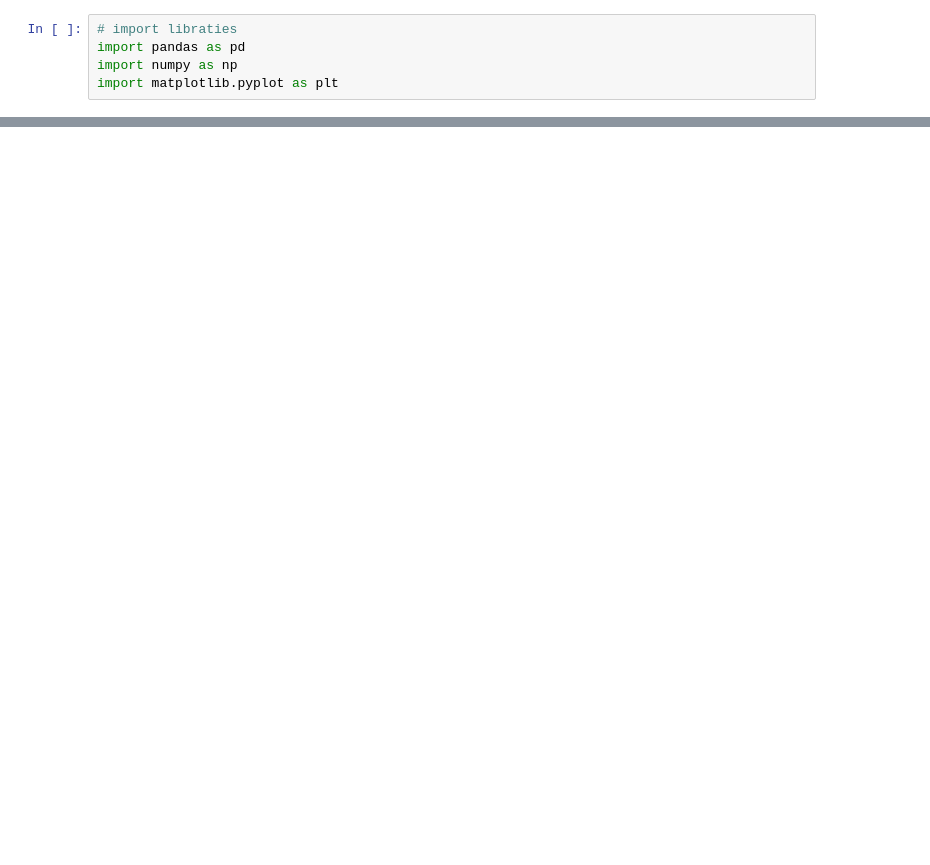
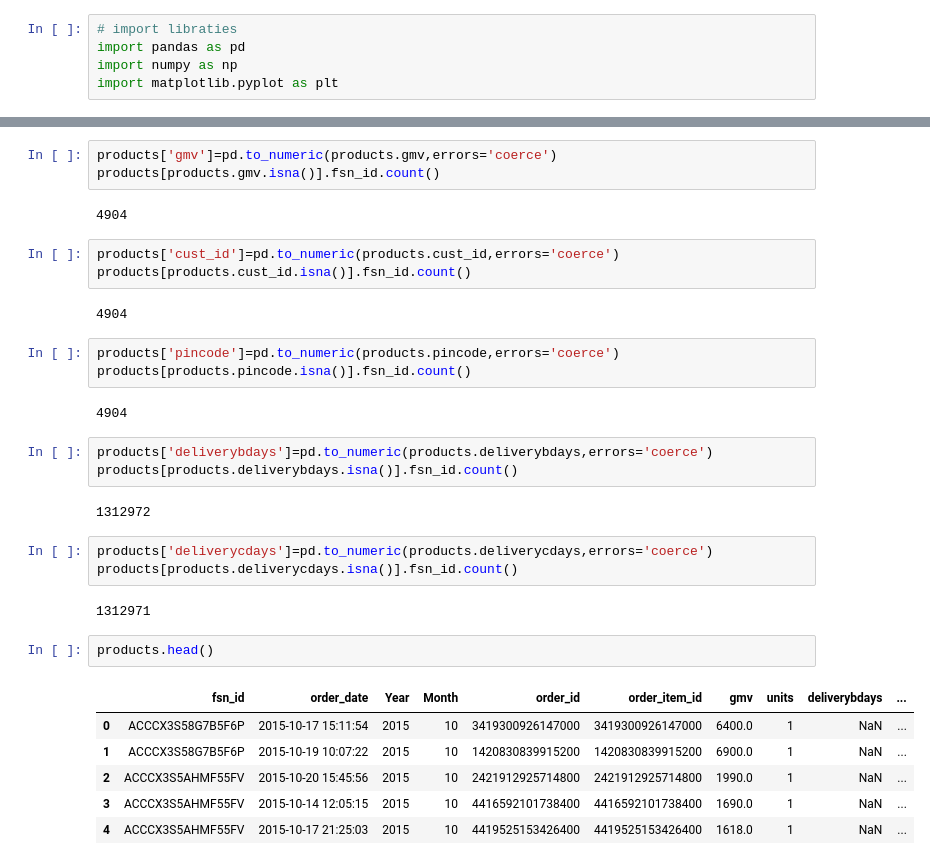
Before and after one commit to Nanditha-G-N/Machine-Learning-Case-Studies, a Jupyter notebook: ecommerce-capstone/ecommerce-assignment.ipynb, the cells around one changed output, grey strips where cells are left out. Drawn from its saved outputs; the diff is of its cells as text; blank space fills up the shorter version.

Commit message:
Update for product info

```diff
--- a/ecommerce-capstone/ecommerce-assignment.ipynb
+++ b/ecommerce-capstone/ecommerce-assignment.ipynb
@@ -16,0 +18,34 @@ products.head()
+# %%
+products['gmv']=pd.to_numeric(products.gmv,errors='coerce')
+products[products.gmv.isna()].fsn_id.count()
+# %% [output]
+4904
+# %%
+products['cust_id']=pd.to_numeric(products.cust_id,errors='coerce')
+products[products.cust_id.isna()].fsn_id.count()
+# %% [output]
+4904
+# %%
+products['pincode']=pd.to_numeric(products.pincode,errors='coerce')
+products[products.pincode.isna()].fsn_id.count()
+# %% [output]
+4904
+# %%
+products['deliverybdays']=pd.to_numeric(products.deliverybdays,errors='coerce')
+products[products.deliverybdays.isna()].fsn_id.count()
+# %% [output]
+1312972
+# %%
+products['deliverycdays']=pd.to_numeric(products.deliverycdays,errors='coerce')
+products[products.deliverycdays.isna()].fsn_id.count()
+# %% [output]
+1312971
+# %%
+products.head()
+# %% [output]
+|  | fsn_id | order_date | Year | Month | order_id | order_item_id | gmv | units | deliverybdays | ... |
+| 0 | ACCCX3S58G7B5F6P | 2015-10-17 15:11:54 | 2015 | 10 | 3419300926147000 | 3419300926147000 | 6400.0 | 1 | NaN | ... |
+| 1 | ACCCX3S58G7B5F6P | 2015-10-19 10:07:22 | 2015 | 10 | 1420830839915200 | 1420830839915200 | 6900.0 | 1 | NaN | ... |
+| 2 | ACCCX3S5AHMF55FV | 2015-10-20 15:45:56 | 2015 | 10 | 2421912925714800 | 2421912925714800 | 1990.0 | 1 | NaN | ... |
+| 3 | ACCCX3S5AHMF55FV | 2015-10-14 12:05:15 | 2015 | 10 | 4416592101738400 | 4416592101738400 | 1690.0 | 1 | NaN | ... |
+| 4 | ACCCX3S5AHMF55FV | 2015-10-17 21:25:03 | 2015 | 10 | 4419525153426400 | 4419525153426400 | 1618.0 | 1 | NaN | ... |
```
Also changed, not shown: parts of 12 cells of this notebook.
